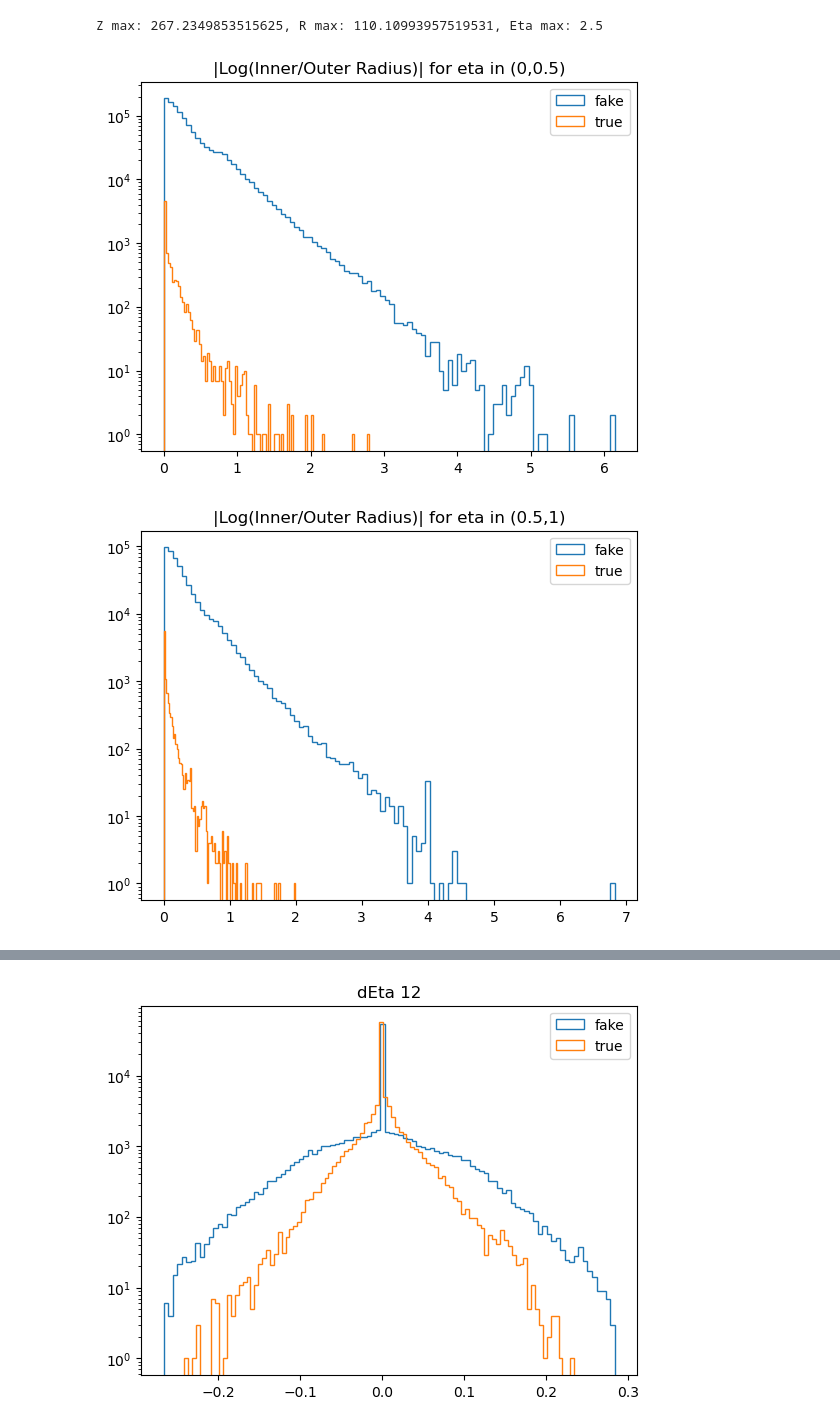
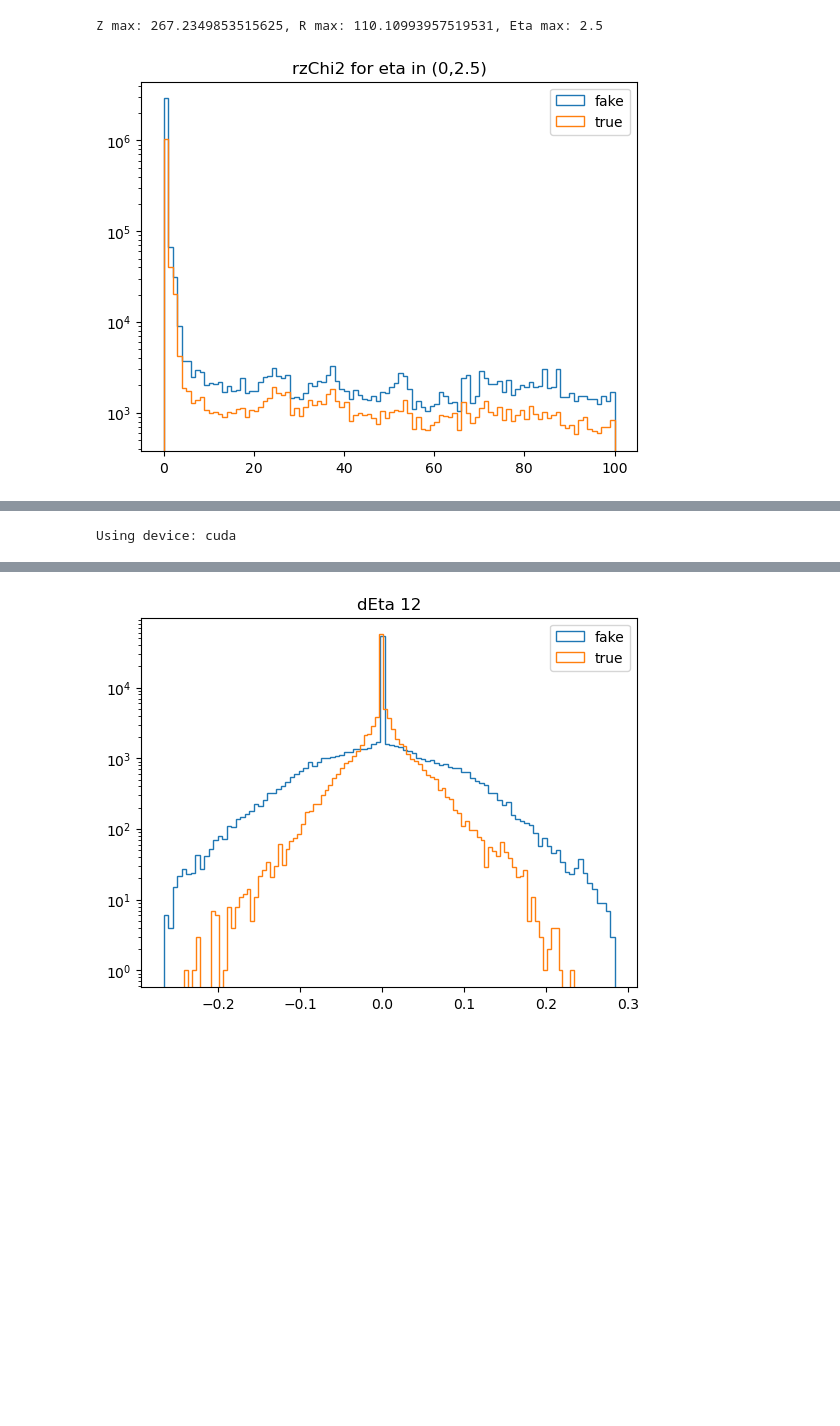
Before and after one commit to SegmentLinking/cmssw, a Jupyter notebook: RecoTracker/LSTCore/standalone/analysis/DNN/train_T4_DNN.ipynb, the cells around one changed output, grey strips where cells are left out. Cells and saved outputs as stored; diff of their text form; code cells hidden in the pictures; blank space fills up the shorter version.

```diff
--- a/RecoTracker/LSTCore/standalone/analysis/DNN/train_T4_DNN.ipynb
+++ b/RecoTracker/LSTCore/standalone/analysis/DNN/train_T4_DNN.ipynb
@@ -34,14 +34,15 @@ branches_list = [
     't4_t3_idx1',
     't4_pMatched',
     't4_sim_vxy',
-    't4_sim_vz'
+    't4_sim_vz',
+    't4_rzChiSquared'
 ]
 
 # Hit-dependent branches
 suffixes = ['r', 'z', 'eta', 'phi', 'layer']
 branches_list += [f't4_t3_{i}_{suffix}' for i in [0, 2, 4] for suffix in suffixes]
 
-file_path = "../../addT3DNN_noT4cut.root"
+file_path = "../../T4allT3chargecut_T5allcut_dynam_occ_new.root"
 # file_path = "t4_PU200_175.root"
 branches = load_root_file(file_path, branches_list)
 # %%
@@ -143,27 +147,26 @@ eta_list = np.array(eta_list).T
 # %%
 import matplotlib.pyplot as plt
 def plot_feature(features, name, etamin, etamax):
-    feature = features[3]
+    feature = abs(features[19])
     etas = abs(np.concatenate(eta_list))
     fake_mask = np.concatenate(branches['t4_isFake']) ==1
     true_mask = np.concatenate(branches['t4_isFake']) ==0
     etamask = (etas>etamin)&(etas<etamax)
     fake_etamask = fake_mask&etamask
     true_etamask = true_mask&etamask
 
-    plt.hist(abs(feature[fake_etamask]), bins=100, histtype='step', label='fake')
-    plt.hist(abs(feature[true_etamask]), bins=100, histtype='step', label='true')
+    plt.hist(abs(feature[fake_etamask]), bins=100, histtype='step', label='fake', range=(0,100))
+    plt.hist(abs(feature[true_etamask]), bins=100, histtype='step', label='true', range=(0,100))
     plt.yscale('log')
     # plt.xlim( 500000)
     plt.title(f'{name}' + ' for eta in (' +  f'{etamin}'+','+f'{etamax}'+ ')')
     plt.legend()
     plt.show()
 
-plot_feature(features, "|Log(Inner/Outer Radius)|", 0, .5 )
-plot_feature(features, "|Log(Inner/Outer Radius)|", .5, 1 )
-plot_feature(features, "|Log(Inner/Outer Radius)|", 1, 1.5 )
-plot_feature(features, "|Log(Inner/Outer Radius)|", 1.5, 2 )
-plot_feature(features, "|Log(Inner/Outer Radius)|", 2, 2.5 )
+plot_feature(features, "rzChi2", 0, 2.5 )
+# plot_feature(features, "|Log(Inner/Outer Radius)|", .5, 1 )
+# plot_feature(features, "|Log(Inner/Outer Radius)|", 1, 1.5 )
+# plot_feature(features, "|Log(Inner/Outer Radius)|", 1.5, 2 )
+# plot_feature(features, "|Log(Inner/Outer Radius)|", 2, 2.5 )
 # %% [output]
-[figure, old version]
+[figure, new version]
-[figure, removed]
@@ -185,6 +185,46 @@ t4_isFake_filtered = np.concatenate(branches['t4_isFake'])[np.all(mask, axis=1)]
 
 # Convert to PyTorch tensor when ready to use with NN
 input_features_tensor = torch.tensor(filtered_input_features_numpy, dtype=torch.float32)
+# %%
+from torch import nn
+from torch.optim import Adam
+from torch.utils.data import DataLoader, TensorDataset, random_split
+
+# Set device
+device = torch.device("cuda" if torch.cuda.is_available() else "cpu")
+print(f"Using device: {device}")
+
+labels_tensor = 1 - torch.tensor(t4_isFake_filtered, dtype=torch.float32)
+
+
+class MyNeuralNetwork(nn.Module):
+    def __init__(self):
+        super(MyNeuralNetwork, self).__init__()
+        self.layer1 = nn.Linear(input_features_numpy.shape[1], 32)
+        self.layer2 = nn.Linear(32, 32)
+        # self.layer1 = nn.Linear(input_features_numpy.shape[1], 64) #increase width
+        # self.layer2 = nn.Linear(64, 64) #increase width
+        # self.layer3 = nn.Linear(64, 64) #add another hidden layer
+        # self.layer4 = nn.Linear(64, 64) #add another hidden layer
+        self.output_layer = nn.Linear(32, 1)
+        # self.output_layer = nn.Linear(64, 1) #increase width
+
+    def forward(self, x):
+        x = self.layer1(x)
+        x = nn.ReLU()(x)
+        x = self.layer2(x)
+        x = nn.ReLU()(x)
+        # x = self.layer3(x) #add another hidden layer
+        # x = nn.ReLU()(x) #add another hidden layer
+        # x = self.layer4(x) #add another hidden layer
+        # x = nn.ReLU()(x) #add another hidden layer
+        x = self.output_layer(x)
+        x = torch.sigmoid(x)
+        return x
+
+nan_mask = torch.isnan(input_features_tensor).any(dim=1) | torch.isnan(labels_tensor)
+# %% [output]
+Using device: cuda
 # %%
 from torch import nn
 from torch.optim import Adam
```
Also changed, not shown: parts of 29 cells of this notebook, 3 other files.
